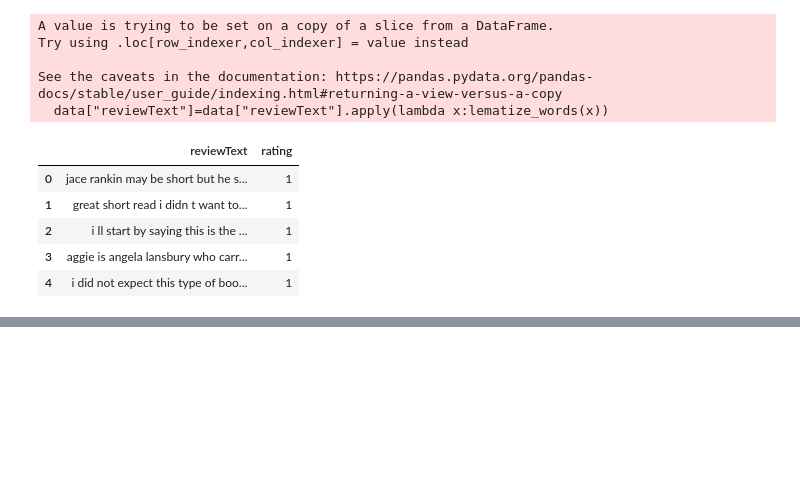
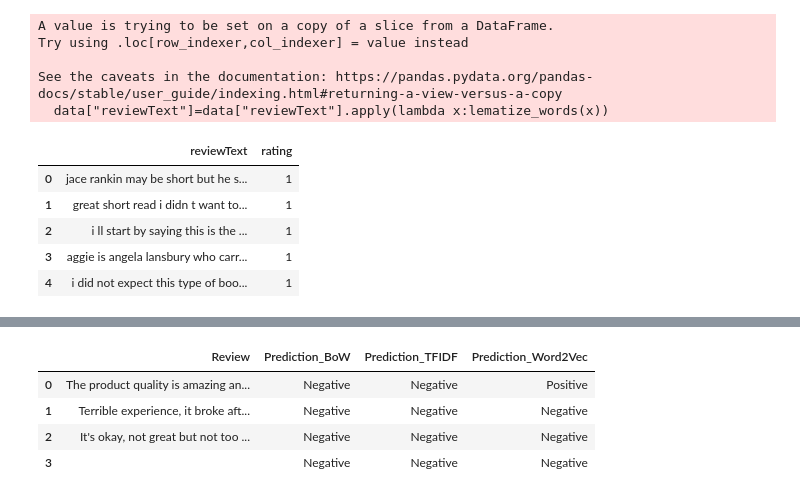
Before and after one commit to alen899-my/ailearning, a Jupyter notebook: NLP/SentimentalAnalysis/note.ipynb, the cells around one changed output, grey strips where cells are left out. Cells and saved outputs as stored; diff of their text form; code cells hidden in the pictures; blank space fills up the shorter version.

```diff
--- a/NLP/SentimentalAnalysis/note.ipynb
+++ b/NLP/SentimentalAnalysis/note.ipynb
@@ -94,0 +197,11 @@ X_train,X_test,y_train,y_test=train_test_split(data['reviewText'],data['rating']
+# %%
+X_train_bow=bow.fit_transform(X_train).toarray()
+X_test_bow=bow.transform(X_test).toarray()
+# %%
+from sklearn.feature_extraction.text import TfidfVectorizer
+tfidf=TfidfVectorizer(
+
+)
+# %%
+X_train_tfidf=tfidf.fit_transform(X_train).toarray()
+X_test_tfidf=tfidf.transform(X_test).toarray()
@@ -94,0 +210,3 @@ X_train,X_test,y_train,y_test=train_test_split(data['reviewText'],data['rating']
+# %%
+nb_model_bow=GaussianNB().fit(X_train_bow,y_train)
+nb_model_tf=GaussianNB().fit(X_train_tfidf,y_train)
@@ -94,0 +307,62 @@ X_train,X_test,y_train,y_test=train_test_split(data['reviewText'],data['rating']
+# %%
+# %%
+# ===============================
+# TESTING ON NEW DATA
+# ===============================
+
+# Example new reviews
+new_reviews = [
+    "The product quality is amazing and delivery was fast!",
+    "Terrible experience, it broke after two days.",
+    "It's okay, not great but not too bad either."
+    "good",
+    ""
+]
+
+# %%
+# Apply the same preprocessing steps
+
+def preprocess_text(text):
+    text = text.lower()
+    text = re.sub('[^a-zA-Z0-9]+', ' ', text)
+    text = re.sub(r'(http|https|ftp|ssh)://([\w_-]+(?:(?:\.[\w_-]+)+))([\w.,@?^=%&:/~+#-]*[\w@?^=%&/~+#-])?', '', text)
+    text = BeautifulSoup(text, 'html.parser').get_text()
+    text = " ".join(text.split())
+    text = " ".join([lematizer.lemmatize(word) for word in text.split()])
+    return text
+
+new_reviews_clean = [preprocess_text(r) for r in new_reviews]
+
+# %%
+# ====== 1. Bag of Words ======
+new_bow = bow.transform(new_reviews_clean).toarray()
+bow_preds = nb_model_bow.predict(new_bow)
+
+# ====== 2. TF-IDF ======
+new_tfidf = tfidf.transform(new_reviews_clean).toarray()
+tfidf_preds = nb_model_tf.predict(new_tfidf)
+
+# ====== 3. Word2Vec ======
+new_tokens = [word_tokenize(r) for r in new_reviews_clean]
+new_w2v = np.array([get_avg_w2v(tokens, w2v_model, 100) for tokens in new_tokens])
+w2v_preds = lr_model_w2v.predict(new_w2v)  # or rf_model_w2v
+
+# %%
+# Convert numeric predictions to labels
+def label_text(x):
+    return "Positive" if x == 1 else "Negative"
+
+results_df = pd.DataFrame({
+    "Review": new_reviews,
+    "Prediction_BoW": [label_text(p) for p in bow_preds],
+    "Prediction_TFIDF": [label_text(p) for p in tfidf_preds],
+    "Prediction_Word2Vec": [label_text(p) for p in w2v_preds]
+})
+
+results_df
+# %% [output]
+|  | Review | Prediction_BoW | Prediction_TFIDF | Prediction_Word2Vec |
+| 0 | The product quality is amazing an... | Negative | Negative | Positive |
+| 1 | Terrible experience, it broke aft... | Negative | Negative | Negative |
+| 2 | It's okay, not great but not too ... | Negative | Negative | Negative |
+| 3 |  | Negative | Negative | Negative |
```
Also changed, not shown: parts of 21 cells of this notebook.
